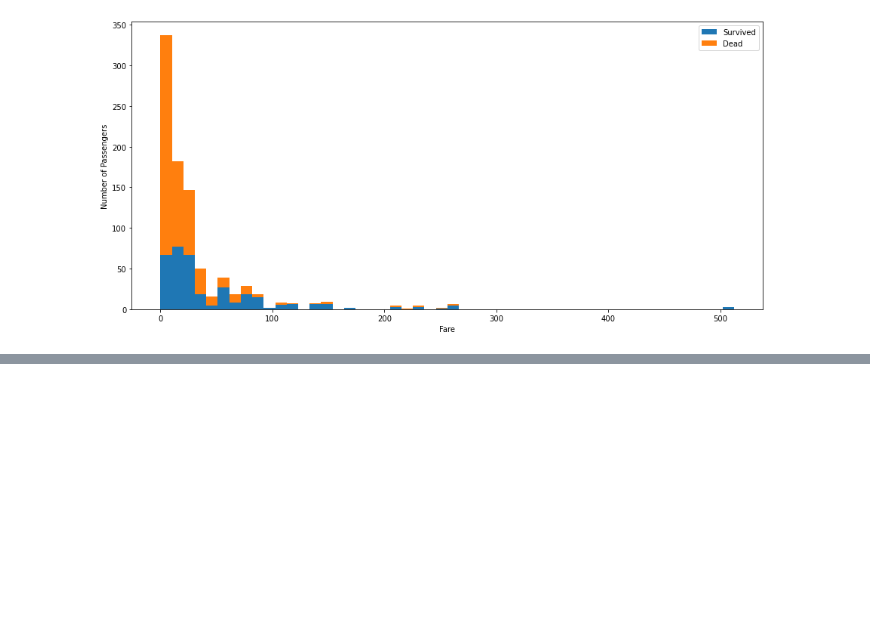
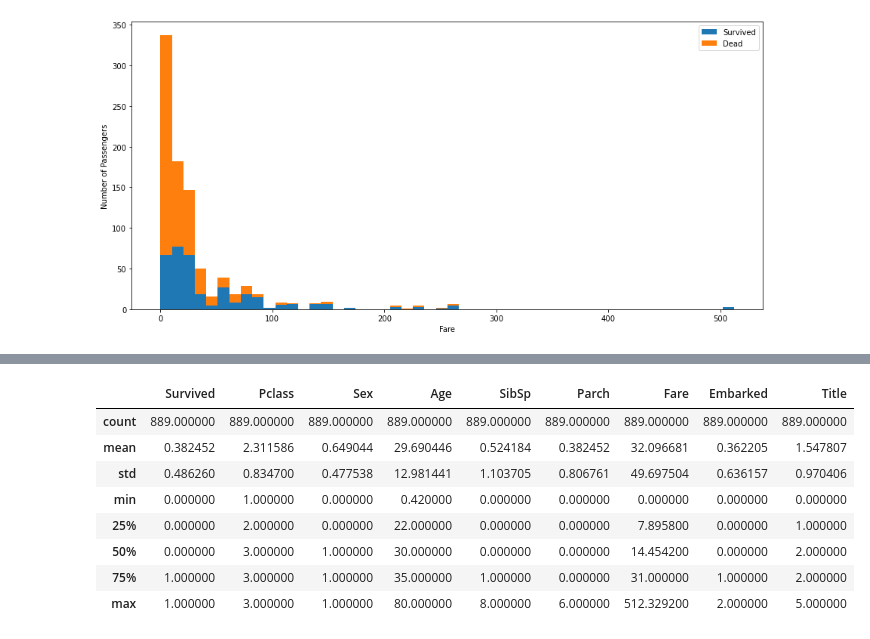
Before and after one commit to henrym105/personal_projects, a Jupyter notebook: Titanic Kaggle/titanic.ipynb, the cells around one changed output, grey strips where cells are left out. Saved outputs shown, nothing was run; the diff lists cells and outputs as text; code cells hidden in the pictures; blank space fills up the shorter version.

```diff
--- a/Titanic Kaggle/titanic.ipynb
+++ b/Titanic Kaggle/titanic.ipynb
@@ -164,0 +170,7 @@ print(titles)
+# %%
+# adding "Title" column to data
+
+training["Title"] = training['Name'].apply(lambda x: x.split(',')[1].split('.')[0].strip())
+training["Title"] = training["Title"].map(Title_Dictionary)
+
+training["Title"].value_counts()
@@ -164,0 +185,4 @@ print(titles)
+# %%
+train = training.drop(['Name', 'Ticket', 'Cabin', 'PassengerId', 'Died'], axis=1)
+train.head()
+# train["Embarked"].value_counts()
@@ -164,0 +196,10 @@ print(titles)
+# %%
+#  Convert categorical Str vars to Numbers
+
+# train['Sex'].replace(['female', 'male'], [0, 1], inplace=True)
+train['Sex'].replace({'female':0, 'male':1}, inplace = True)
+train['Embarked'].replace({'S':0, 'C':1, 'Q':2}, inplace = True )
+train['Title'].replace({'Miss':0, 'Mrs':1, 'Mr':2, 'Master':3, 'Officer':4, 'Royalty':5}, inplace=True)
+
+# print(train.head())
+print(train.info())
@@ -164,0 +224,16 @@ print(titles)
+# %%
+# There are still some null values in the Age column that need to be filled in
+# I will fill the nulls with the average age for their gender
+
+avg_age_f = train[train['Sex'] == 0]['Age'].mean()
+avg_age_m = train[train['Sex'] == 1]['Age'].mean()
+print(round(avg_age_f, 2))
+print(round(avg_age_m, 2))
+
+train.loc[(train.Age.isnull()) & (train["Sex"]==0), 'Age'] = avg_age_f
+train.loc[(train.Age.isnull()) & (train["Sex"]==1), 'Age'] = avg_age_m
+
+# drop the last 2 embarked null values
+train.dropna(inplace=True)
+
+train.info()
@@ -164,0 +259,12 @@ print(titles)
+# %%
+train.describe()
+# %% [output]
+|  | Survived | Pclass | Sex | Age | SibSp | Parch | Fare | Embarked | Title |
+| count | 889.000000 | 889.000000 | 889.000000 | 889.000000 | 889.000000 | 889.000000 | 889.000000 | 889.000000 | 889.000000 |
+| mean | 0.382452 | 2.311586 | 0.649044 | 29.690446 | 0.524184 | 0.382452 | 32.096681 | 0.362205 | 1.547807 |
+| std | 0.486260 | 0.834700 | 0.477538 | 12.981441 | 1.103705 | 0.806761 | 49.697504 | 0.636157 | 0.970406 |
+| min | 0.000000 | 1.000000 | 0.000000 | 0.420000 | 0.000000 | 0.000000 | 0.000000 | 0.000000 | 0.000000 |
+| 25% | 0.000000 | 2.000000 | 0.000000 | 22.000000 | 0.000000 | 0.000000 | 7.895800 | 0.000000 | 1.000000 |
+| 50% | 0.000000 | 3.000000 | 1.000000 | 30.000000 | 0.000000 | 0.000000 | 14.454200 | 0.000000 | 2.000000 |
+| 75% | 1.000000 | 3.000000 | 1.000000 | 35.000000 | 1.000000 | 0.000000 | 31.000000 | 1.000000 | 2.000000 |
+| max | 1.000000 | 3.000000 | 1.000000 | 80.000000 | 8.000000 | 6.000000 | 512.329200 | 2.000000 | 5.000000 |
```
Also changed, not shown: parts of 15 cells of this notebook.
